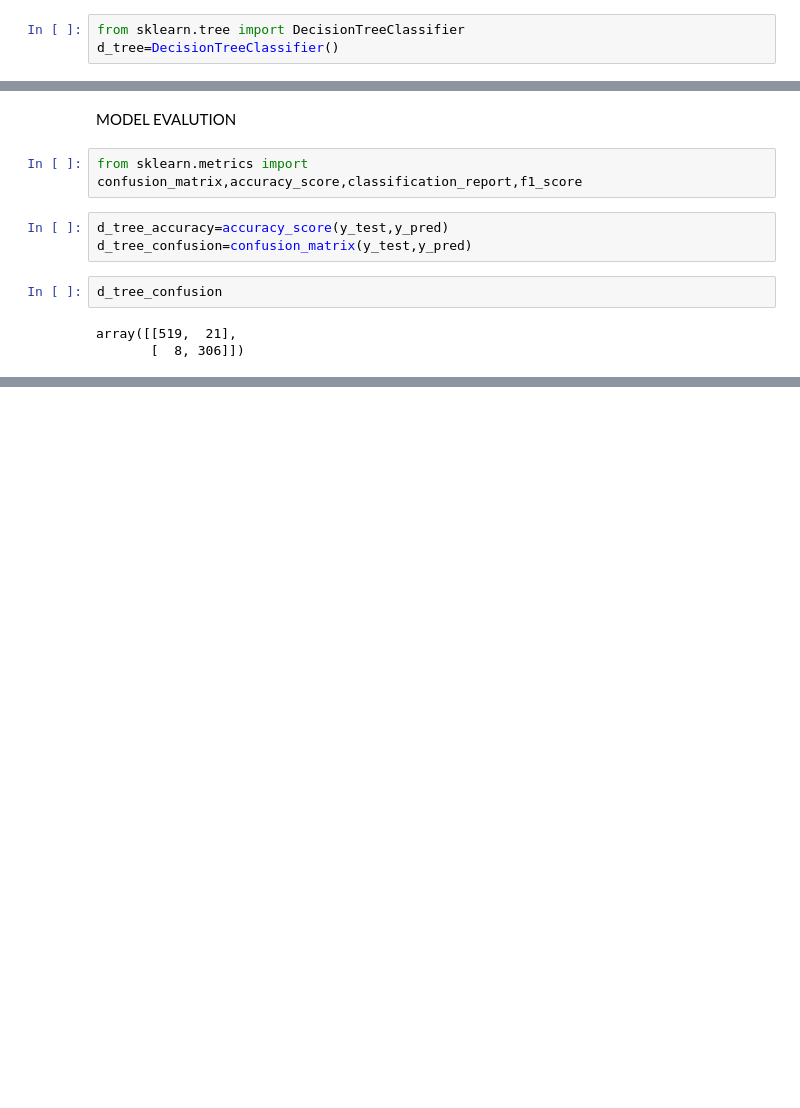
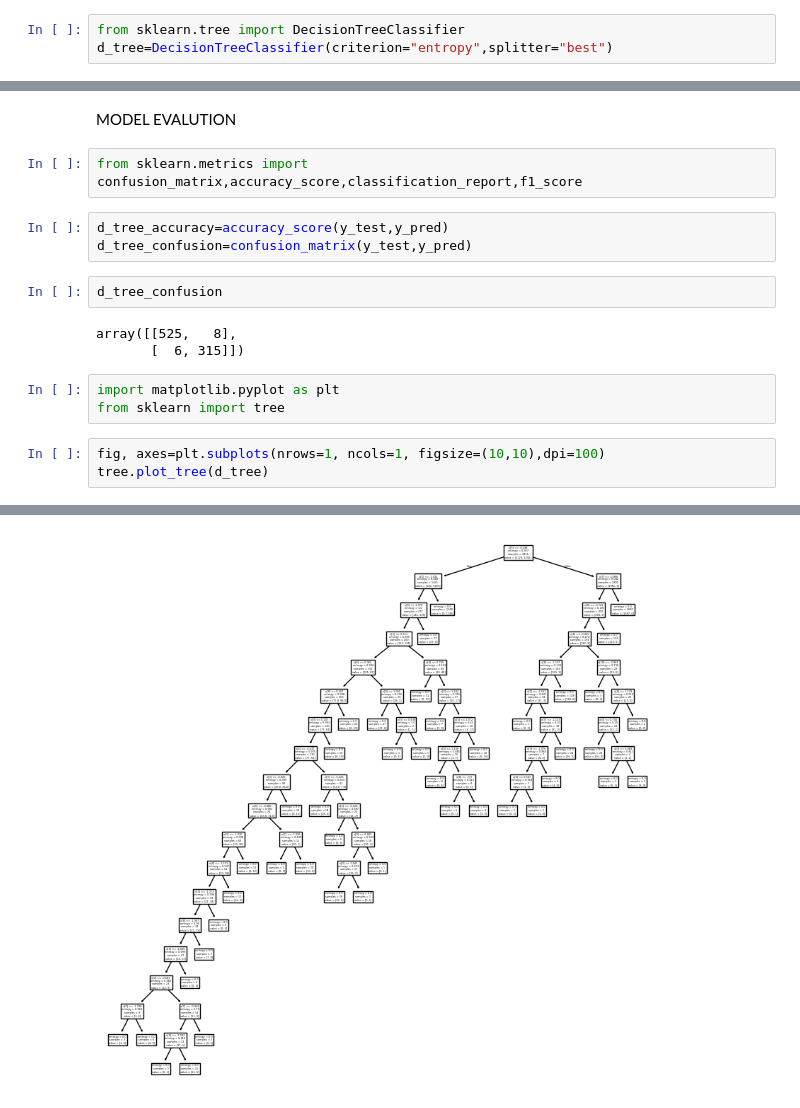
Before and after one commit to vinoth-G18/classification, a Jupyter notebook: loan_prediction_d_tree/dt_loan_pred.ipynb, the cells around one changed output, grey strips where cells are left out. Saved outputs shown, nothing was run; the diff lists cells and outputs as text; blank space fills up the shorter version.

```diff
--- a/loan_prediction_d_tree/dt_loan_pred.ipynb
+++ b/loan_prediction_d_tree/dt_loan_pred.ipynb
@@ -84,7 +84,7 @@ X_test=sd_s.transform(X_test)
 MODEL TRAINING
 # %%
 from sklearn.tree import DecisionTreeClassifier
-d_tree=DecisionTreeClassifier()
+d_tree=DecisionTreeClassifier(criterion="entropy",splitter="best")
 # %%
 d_tree.fit(X_train,y_train)
 # %% [output]
@@ -107,5 +107,12 @@ d_tree_confusion=confusion_matrix(y_test,y_pred)
 # %%
 d_tree_confusion
 # %% [output]
-array([[519,  21],
-       [  8, 306]])
+array([[525,   8],
+       [  6, 315]])
+# %%
+import matplotlib.pyplot as plt
+from sklearn import tree
+# %%
+fig, axes=plt.subplots(nrows=1, ncols=1, figsize=(10,10),dpi=100)
+tree.plot_tree(d_tree)
+# %% [output]
@@ -111,0 +136 @@ array([[519,  21],
+[figure, added]
```
Also changed, not shown: parts of 3 cells of this notebook.
